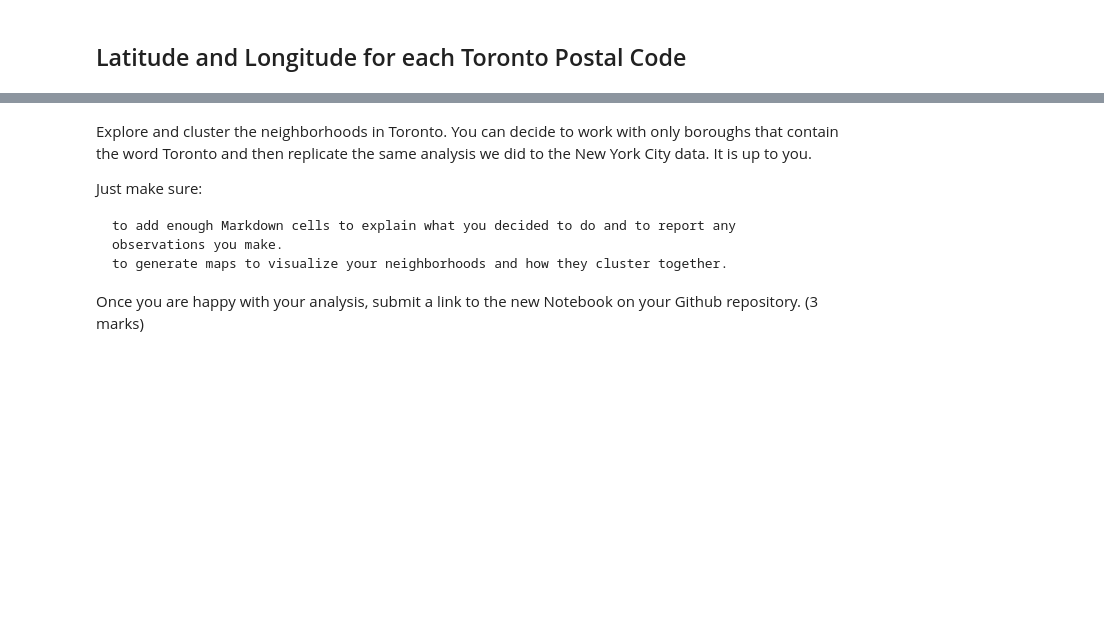
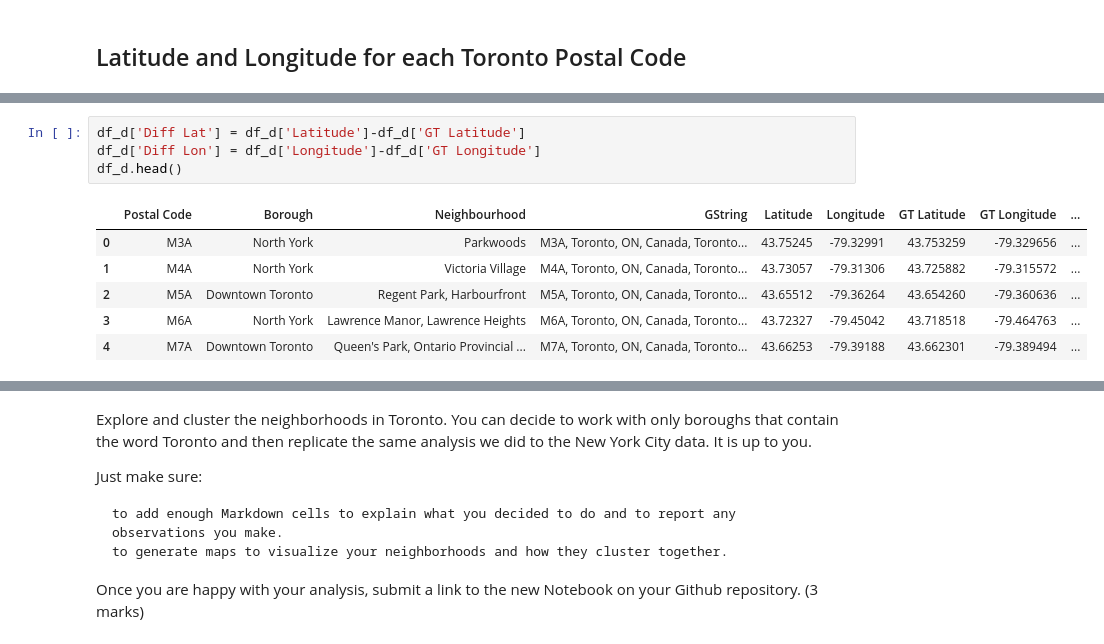
Before and after one commit to Arkadiatri/Neighborhood-Clustering-Canada, a Jupyter notebook: Capstone.ipynb, the cells around one changed output, grey strips where cells are left out. Saved outputs shown, nothing was run; the diff lists cells and outputs as text; blank space fills up the shorter version.

```diff
--- a/Capstone.ipynb
+++ b/Capstone.ipynb
@@ -214,0 +265,11 @@ Once you are able to create the above dataframe, submit a link to the new Notebo
+# %%
+df_d['Diff Lat'] = df_d['Latitude']-df_d['GT Latitude']
+df_d['Diff Lon'] = df_d['Longitude']-df_d['GT Longitude']
+df_d.head()
+# %% [output]
+|  | Postal Code | Borough | Neighbourhood | GString | Latitude | Longitude | GT Latitude | GT Longitude | ... |
+| 0 | M3A | North York | Parkwoods | M3A, Toronto, ON, Canada, Toronto... | 43.75245 | -79.32991 | 43.753259 | -79.329656 | ... |
+| 1 | M4A | North York | Victoria Village | M4A, Toronto, ON, Canada, Toronto... | 43.73057 | -79.31306 | 43.725882 | -79.315572 | ... |
+| 2 | M5A | Downtown Toronto | Regent Park, Harbourfront | M5A, Toronto, ON, Canada, Toronto... | 43.65512 | -79.36264 | 43.654260 | -79.360636 | ... |
+| 3 | M6A | North York | Lawrence Manor, Lawrence Heights | M6A, Toronto, ON, Canada, Toronto... | 43.72327 | -79.45042 | 43.718518 | -79.464763 | ... |
+| 4 | M7A | Downtown Toronto | Queen's Park, Ontario Provincial ... | M7A, Toronto, ON, Canada, Toronto... | 43.66253 | -79.39188 | 43.662301 | -79.389494 | ... |
```
Also changed, not shown: parts of 38 cells of this notebook, 1 other file.
